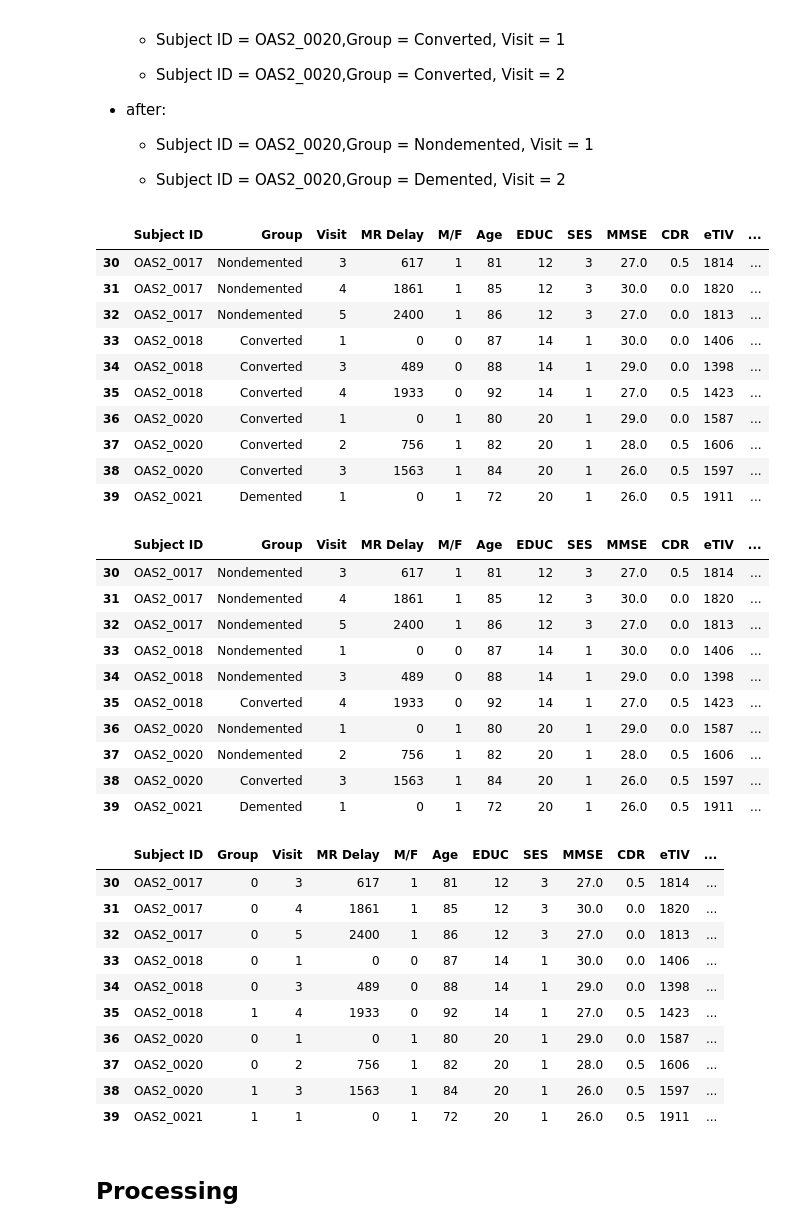
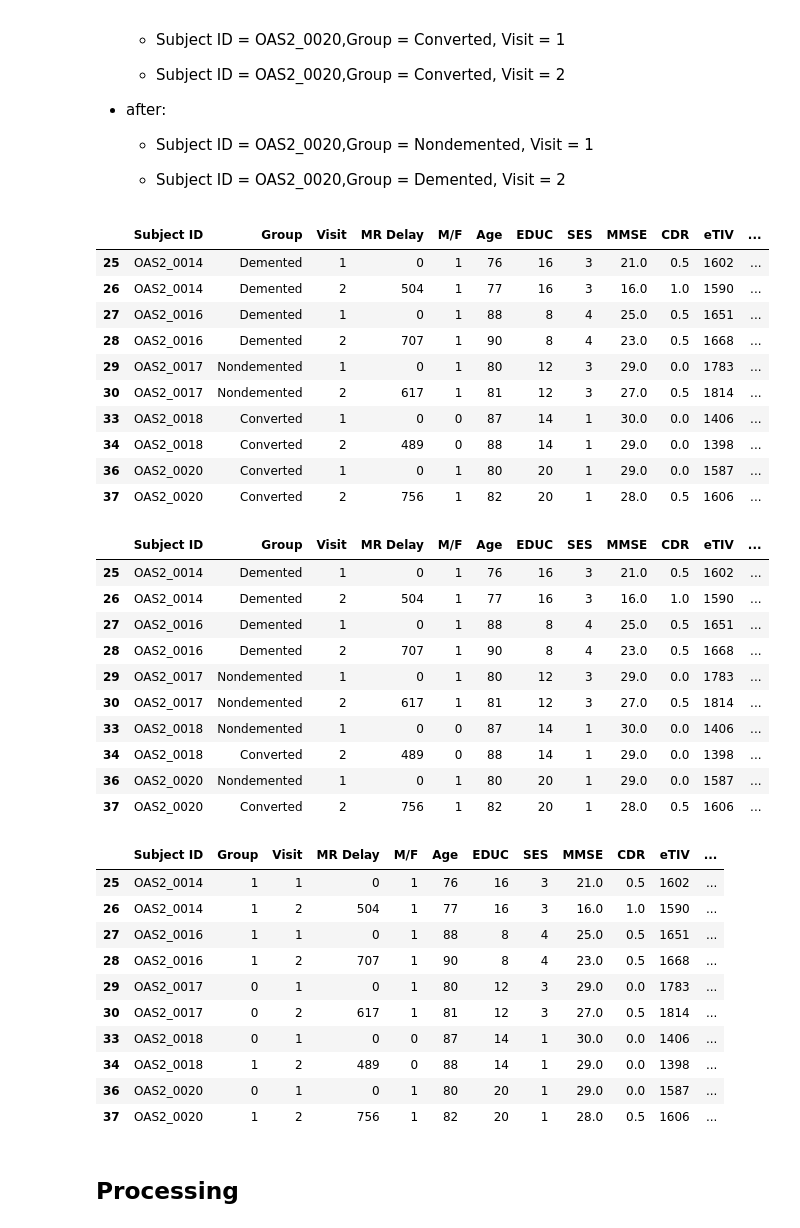
Before and after one commit to amyrmahdy/pets, a Jupyter notebook: AI/classification/oasis_brain_project/brain_mri_v4.ipynb, the cells around one changed output. Saved outputs shown, nothing was run; the diff lists cells and outputs as text; code cells hidden in the pictures.

```diff
--- a/AI/classification/oasis_brain_project/brain_mri_v4.ipynb
+++ b/AI/classification/oasis_brain_project/brain_mri_v4.ipynb
@@ -227,0 +288,5 @@ df.drop(["Hand", "MRI ID"], axis = 1, inplace = True)
+# %%
+# 69
+df.loc[69,'Visit'] = 2
+df.loc[70,'Visit'] = 3
+df.iloc[68:71]
@@ -227,0 +305,4 @@ df.drop(["Hand", "MRI ID"], axis = 1, inplace = True)
+# %%
+# 188
+df.loc[188,'Visit'] = 2
+df.iloc[187:189]
@@ -227,0 +320,4 @@ df.drop(["Hand", "MRI ID"], axis = 1, inplace = True)
+# %%
+# 274
+df.loc[274,'Visit'] = 2
+df.iloc[273:275]
@@ -227,0 +330,3 @@ df.drop(["Hand", "MRI ID"], axis = 1, inplace = True)
+# %%
+df_copy = df.copy()
+df = df[df["Visit"] < 3]
@@ -242,54 +363,54 @@ Example of how **Converted** Group should be handeled:
 
     - Subject ID = OAS2_0020,Group = Demented, Visit = 2
 # %%
-df.iloc[30:40]
+df.iloc[20:30]
 # %% [output]
 |  | Subject ID | Group | Visit | MR Delay | M/F | Age | EDUC | SES | MMSE | CDR | eTIV | ... |
-| 30 | OAS2_0017 | Nondemented | 3 | 617 | 1 | 81 | 12 | 3 | 27.0 | 0.5 | 1814 | ... |
-| 31 | OAS2_0017 | Nondemented | 4 | 1861 | 1 | 85 | 12 | 3 | 30.0 | 0.0 | 1820 | ... |
-| 32 | OAS2_0017 | Nondemented | 5 | 2400 | 1 | 86 | 12 | 3 | 27.0 | 0.0 | 1813 | ... |
+| 25 | OAS2_0014 | Demented | 1 | 0 | 1 | 76 | 16 | 3 | 21.0 | 0.5 | 1602 | ... |
+| 26 | OAS2_0014 | Demented | 2 | 504 | 1 | 77 | 16 | 3 | 16.0 | 1.0 | 1590 | ... |
+| 27 | OAS2_0016 | Demented | 1 | 0 | 1 | 88 | 8 | 4 | 25.0 | 0.5 | 1651 | ... |
+| 28 | OAS2_0016 | Demented | 2 | 707 | 1 | 90 | 8 | 4 | 23.0 | 0.5 | 1668 | ... |
+| 29 | OAS2_0017 | Nondemented | 1 | 0 | 1 | 80 | 12 | 3 | 29.0 | 0.0 | 1783 | ... |
+| 30 | OAS2_0017 | Nondemented | 2 | 617 | 1 | 81 | 12 | 3 | 27.0 | 0.5 | 1814 | ... |
 | 33 | OAS2_0018 | Converted | 1 | 0 | 0 | 87 | 14 | 1 | 30.0 | 0.0 | 1406 | ... |
-| 34 | OAS2_0018 | Converted | 3 | 489 | 0 | 88 | 14 | 1 | 29.0 | 0.0 | 1398 | ... |
-| 35 | OAS2_0018 | Converted | 4 | 1933 | 0 | 92 | 14 | 1 | 27.0 | 0.5 | 1423 | ... |
+| 34 | OAS2_0018 | Converted | 2 | 489 | 0 | 88 | 14 | 1 | 29.0 | 0.0 | 1398 | ... |
 | 36 | OAS2_0020 | Converted | 1 | 0 | 1 | 80 | 20 | 1 | 29.0 | 0.0 | 1587 | ... |
 | 37 | OAS2_0020 | Converted | 2 | 756 | 1 | 82 | 20 | 1 | 28.0 | 0.5 | 1606 | ... |
-| 38 | OAS2_0020 | Converted | 3 | 1563 | 1 | 84 | 20 | 1 | 26.0 | 0.5 | 1597 | ... |
-| 39 | OAS2_0021 | Demented | 1 | 0 | 1 | 72 | 20 | 1 | 26.0 | 0.5 | 1911 | ... |
 # %%
 max_visit = df[df["Group"] == "Converted"].groupby(["Subject ID"]).max().reset_index()[["Subject ID","Visit"]]
 for i in range(max_visit.shape[0]):
     target_index =  df[(df["Subject ID"] == max_visit.loc[i,"Subject ID"]) & (df["Visit"] != max_visit.loc[i,"Visit"]) ].index
     df.loc[target_index,"Group"] = "Nondemented"
 # %%
-df.iloc[30:40]
+df.iloc[20:30]
 # %% [output]
 |  | Subject ID | Group | Visit | MR Delay | M/F | Age | EDUC | SES | MMSE | CDR | eTIV | ... |
-| 30 | OAS2_0017 | Nondemented | 3 | 617 | 1 | 81 | 12 | 3 | 27.0 | 0.5 | 1814 | ... |
-| 31 | OAS2_0017 | Nondemented | 4 | 1861 | 1 | 85 | 12 | 3 | 30.0 | 0.0 | 1820 | ... |
-| 32 | OAS2_0017 | Nondemented | 5 | 2400 | 1 | 86 | 12 | 3 | 27.0 | 0.0 | 1813 | ... |
+| 25 | OAS2_0014 | Demented | 1 | 0 | 1 | 76 | 16 | 3 | 21.0 | 0.5 | 1602 | ... |
+| 26 | OAS2_0014 | Demented | 2 | 504 | 1 | 77 | 16 | 3 | 16.0 | 1.0 | 1590 | ... |
+| 27 | OAS2_0016 | Demented | 1 | 0 | 1 | 88 | 8 | 4 | 25.0 | 0.5 | 1651 | ... |
+| 28 | OAS2_0016 | Demented | 2 | 707 | 1 | 90 | 8 | 4 | 23.0 | 0.5 | 1668 | ... |
+| 29 | OAS2_0017 | Nondemented | 1 | 0 | 1 | 80 | 12 | 3 | 29.0 | 0.0 | 1783 | ... |
+| 30 | OAS2_0017 | Nondemented | 2 | 617 | 1 | 81 | 12 | 3 | 27.0 | 0.5 | 1814 | ... |
 | 33 | OAS2_0018 | Nondemented | 1 | 0 | 0 | 87 | 14 | 1 | 30.0 | 0.0 | 1406 | ... |
-| 34 | OAS2_0018 | Nondemented | 3 | 489 | 0 | 88 | 14 | 1 | 29.0 | 0.0 | 1398 | ... |
-| 35 | OAS2_0018 | Converted | 4 | 1933 | 0 | 92 | 14 | 1 | 27.0 | 0.5 | 1423 | ... |
+| 34 | OAS2_0018 | Converted | 2 | 489 | 0 | 88 | 14 | 1 | 29.0 | 0.0 | 1398 | ... |
 | 36 | OAS2_0020 | Nondemented | 1 | 0 | 1 | 80 | 20 | 1 | 29.0 | 0.0 | 1587 | ... |
-| 37 | OAS2_0020 | Nondemented | 2 | 756 | 1 | 82 | 20 | 1 | 28.0 | 0.5 | 1606 | ... |
-| 38 | OAS2_0020 | Converted | 3 | 1563 | 1 | 84 | 20 | 1 | 26.0 | 0.5 | 1597 | ... |
-| 39 | OAS2_0021 | Demented | 1 | 0 | 1 | 72 | 20 | 1 | 26.0 | 0.5 | 1911 | ... |
+| 37 | OAS2_0020 | Converted | 2 | 756 | 1 | 82 | 20 | 1 | 28.0 | 0.5 | 1606 | ... |
 # %%
 df["Group"] = np.where(df["Group"] == "Nondemented", 0, 1)
 # %%
-df.iloc[30:40]
+df.iloc[20:30]
 # %% [output]
 |  | Subject ID | Group | Visit | MR Delay | M/F | Age | EDUC | SES | MMSE | CDR | eTIV | ... |
-| 30 | OAS2_0017 | 0 | 3 | 617 | 1 | 81 | 12 | 3 | 27.0 | 0.5 | 1814 | ... |
-| 31 | OAS2_0017 | 0 | 4 | 1861 | 1 | 85 | 12 | 3 | 30.0 | 0.0 | 1820 | ... |
-| 32 | OAS2_0017 | 0 | 5 | 2400 | 1 | 86 | 12 | 3 | 27.0 | 0.0 | 1813 | ... |
+| 25 | OAS2_0014 | 1 | 1 | 0 | 1 | 76 | 16 | 3 | 21.0 | 0.5 | 1602 | ... |
+| 26 | OAS2_0014 | 1 | 2 | 504 | 1 | 77 | 16 | 3 | 16.0 | 1.0 | 1590 | ... |
+| 27 | OAS2_0016 | 1 | 1 | 0 | 1 | 88 | 8 | 4 | 25.0 | 0.5 | 1651 | ... |
+| 28 | OAS2_0016 | 1 | 2 | 707 | 1 | 90 | 8 | 4 | 23.0 | 0.5 | 1668 | ... |
+| 29 | OAS2_0017 | 0 | 1 | 0 | 1 | 80 | 12 | 3 | 29.0 | 0.0 | 1783 | ... |
+| 30 | OAS2_0017 | 0 | 2 | 617 | 1 | 81 | 12 | 3 | 27.0 | 0.5 | 1814 | ... |
 | 33 | OAS2_0018 | 0 | 1 | 0 | 0 | 87 | 14 | 1 | 30.0 | 0.0 | 1406 | ... |
-| 34 | OAS2_0018 | 0 | 3 | 489 | 0 | 88 | 14 | 1 | 29.0 | 0.0 | 1398 | ... |
-| 35 | OAS2_0018 | 1 | 4 | 1933 | 0 | 92 | 14 | 1 | 27.0 | 0.5 | 1423 | ... |
+| 34 | OAS2_0018 | 1 | 2 | 489 | 0 | 88 | 14 | 1 | 29.0 | 0.0 | 1398 | ... |
 | 36 | OAS2_0020 | 0 | 1 | 0 | 1 | 80 | 20 | 1 | 29.0 | 0.0 | 1587 | ... |
-| 37 | OAS2_0020 | 0 | 2 | 756 | 1 | 82 | 20 | 1 | 28.0 | 0.5 | 1606 | ... |
-| 38 | OAS2_0020 | 1 | 3 | 1563 | 1 | 84 | 20 | 1 | 26.0 | 0.5 | 1597 | ... |
-| 39 | OAS2_0021 | 1 | 1 | 0 | 1 | 72 | 20 | 1 | 26.0 | 0.5 | 1911 | ... |
+| 37 | OAS2_0020 | 1 | 2 | 756 | 1 | 82 | 20 | 1 | 28.0 | 0.5 | 1606 | ... |
 # %% [markdown]
 ## Processing
 # %% [markdown]
```
Also changed, not shown: parts of 27 cells of this notebook, 1 other file.
